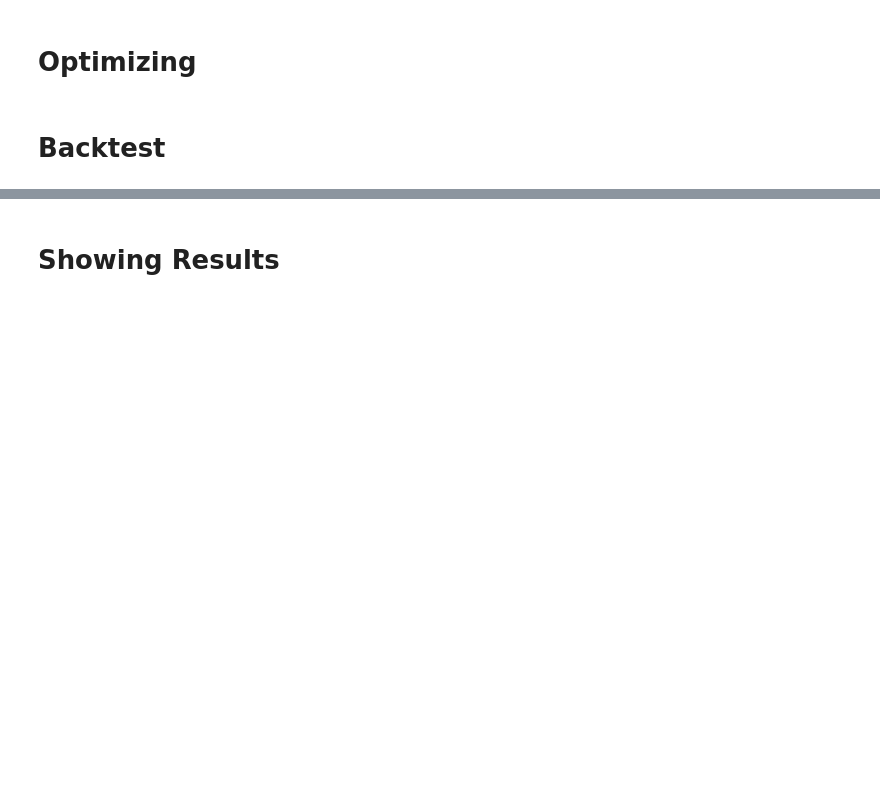
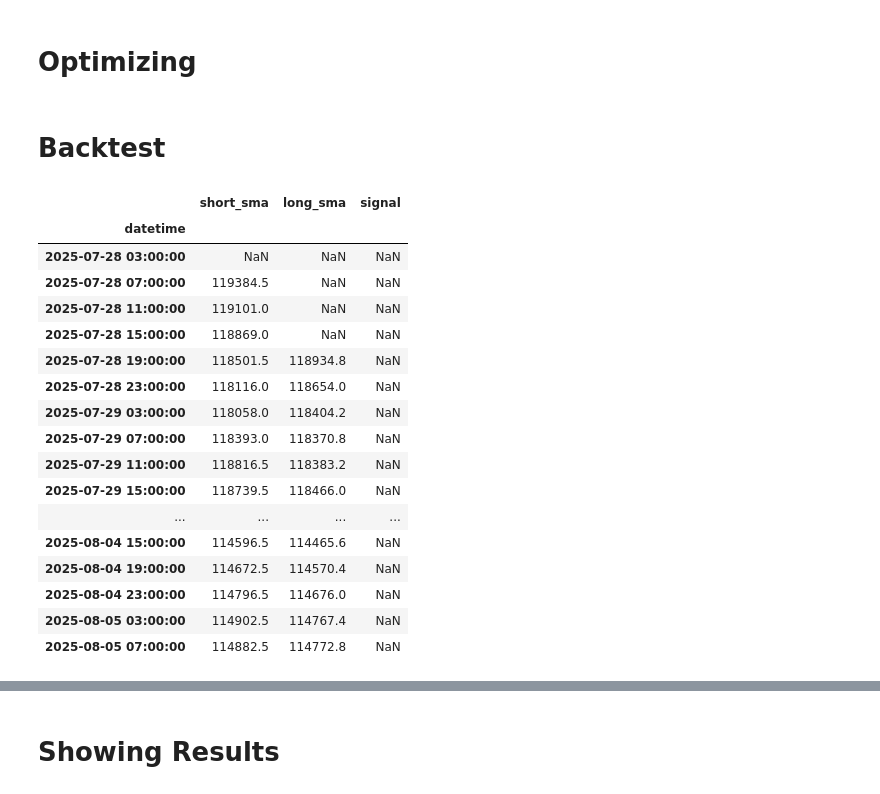
Before and after one commit to Huynh-Tr/autotrading_system, a Jupyter notebook: src/notebooks/trading.ipynb, the cells around one changed output, grey strips where cells are left out. Cells and saved outputs as stored; diff of their text form; code cells hidden in the pictures; blank space fills up the shorter version.

```diff
--- a/src/notebooks/trading.ipynb
+++ b/src/notebooks/trading.ipynb
@@ -1133,0 +1092,29 @@ class StrategyOptimizer:
+# %%
+signal = pd.Series(index=symbol_data.index, dtype=str)
+short_window = 2
+long_window = 5
+symbol = 'BTCUSD'
+symbol_data = data[data.symbol.str.contains(symbol)]['close'].dropna()
+short_sma, long_sma = calculate_sma_crossover(symbol_data, short_window, long_window)
+df = pd.DataFrame({'short_sma': short_sma, 'long_sma': long_sma})
+df['signal'] = signal
+df
+# %% [output]
+|  | short_sma | long_sma | signal |
+| datetime |  |  |  |
+| 2025-07-28 03:00:00 | NaN | NaN | NaN |
+| 2025-07-28 07:00:00 | 119384.5 | NaN | NaN |
+| 2025-07-28 11:00:00 | 119101.0 | NaN | NaN |
+| 2025-07-28 15:00:00 | 118869.0 | NaN | NaN |
+| 2025-07-28 19:00:00 | 118501.5 | 118934.8 | NaN |
+| 2025-07-28 23:00:00 | 118116.0 | 118654.0 | NaN |
+| 2025-07-29 03:00:00 | 118058.0 | 118404.2 | NaN |
+| 2025-07-29 07:00:00 | 118393.0 | 118370.8 | NaN |
+| 2025-07-29 11:00:00 | 118816.5 | 118383.2 | NaN |
+| 2025-07-29 15:00:00 | 118739.5 | 118466.0 | NaN |
+| ... | ... | ... | ... |
+| 2025-08-04 15:00:00 | 114596.5 | 114465.6 | NaN |
+| 2025-08-04 19:00:00 | 114672.5 | 114570.4 | NaN |
+| 2025-08-04 23:00:00 | 114796.5 | 114676.0 | NaN |
+| 2025-08-05 03:00:00 | 114902.5 | 114767.4 | NaN |
+| 2025-08-05 07:00:00 | 114882.5 | 114772.8 | NaN |
```
Also changed, not shown: parts of 15 cells of this notebook, 27 other files.
